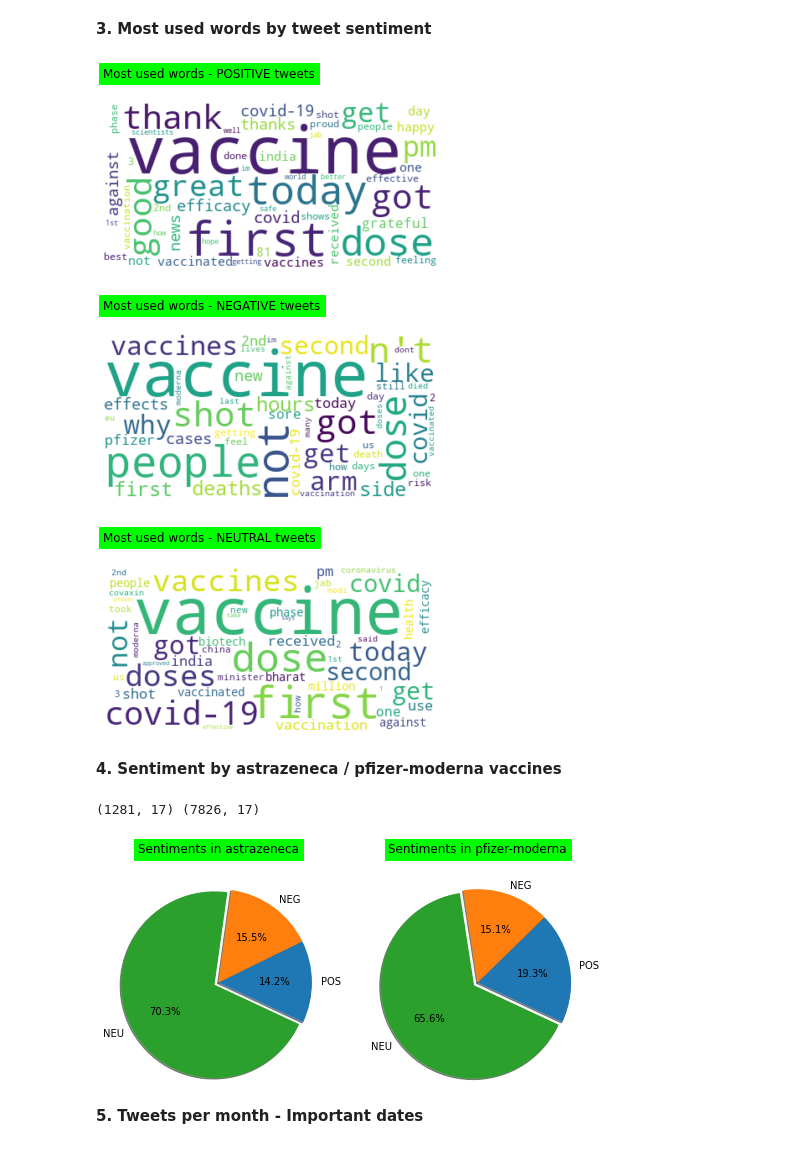
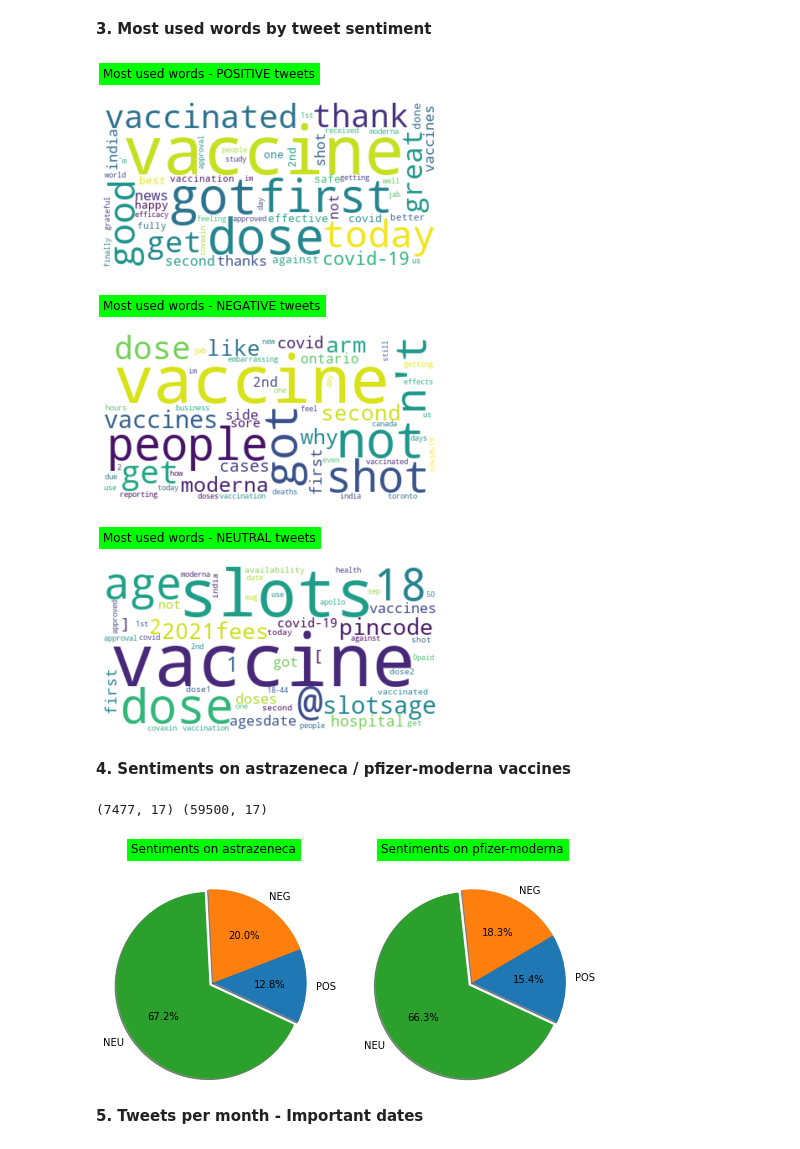
Before and after one commit to EliasEconomou/DataMining1-Sentiment-Analysis, a Jupyter notebook: DataMining1_Sentiment_Analysis.ipynb, the cells around one changed output. Saved outputs shown, nothing was run; the diff lists cells and outputs as text; code cells hidden in the pictures.

Commit message:
analyzing now on all data

```diff
--- a/DataMining1_Sentiment_Analysis.ipynb
+++ b/DataMining1_Sentiment_Analysis.ipynb
@@ -52,7 +52,9 @@ allRowsDF.head()
 # %%
 # Choose a subset of the full dataset's tweets
 numOfRows = allRowsDF.shape[0]
-percentage = 10
+# We'll use all tweets for analyzing data and maybe use a subset later in
+# training if that process is very slow
+percentage = 100
 initDF = allRowsDF.iloc[:int(percentage*0.01*numOfRows)]
-print("Chosen number of tweets is {}.".format(initDF.shape[0]))
+print("Chosen number of tweets is {} - {}% of the given dataset.".format(initDF.shape[0], percentage))
 # %% [output]
@@ -195,7 +188,7 @@ plt.title(label='Most used words - POSITIVE tweets',
           backgroundcolor='lime')
 plt.show()
 # %% [output]
-[figure, old version]
+[figure, new version]
 # %%
 NEGcloud = WordCloud(max_words=50,
                       background_color='white',
@@ -210,7 +203,7 @@ plt.title(label='Most used words - NEGATIVE tweets',
           backgroundcolor='lime')
 plt.show()
 # %% [output]
-[figure, old version]
+[figure, new version]
 # %%
 NEUcloud = WordCloud(max_words=50,
                       background_color='white',
@@ -225,9 +218,9 @@ plt.title(label='Most used words - NEUTRAL tweets',
           backgroundcolor='lime')
 plt.show()
 # %% [output]
-[figure, old version]
+[figure, new version]
 # %% [markdown]
-**4.   Sentiment by astrazeneca / pfizer-moderna vaccines**
+**4.   Sentiments on astrazeneca / pfizer-moderna vaccines**
 # %%
 # Use the initial not cleaned dataframe for this one
 tempDf = initDF.copy()
@@ -241,40 +234,40 @@ df2 = tempDf[tempDf["text"].str.contains("pfizer|moderna|biontech")]
 
 print(df1.shape,df2.shape)
 # %% [output]
-(1281, 17) (7826, 17)
+(7477, 17) (59500, 17)
 # %%
 # Count the appearances of sentiments in a dictionary in each df
 sentimentDict1 = {'POS' : 0, 'NEG' : 0, 'NEU' : 0}
 for sentiment in df1["sentiment"]:
   sentimentDict1[sentiment] += 1
 
 sentimentDict2 = {'POS' : 0, 'NEG' : 0, 'NEU' : 0}
 for sentiment in df2["sentiment"]:
   sentimentDict2[sentiment] += 1
 
 labels1 = sentimentDict1.keys()
 sizes1 = sentimentDict1.values()
 labels2 = sentimentDict2.keys()
 sizes2 = sentimentDict2.values()
 explode = [0, 0, 0.09]
 
 fig = plt.figure()
 
 ax1 = fig.add_axes([0, .2, .3, .5], aspect=1)
 ax1.pie(sizes1, labels=labels1, radius = 1.8, autopct='%1.1f%%',
         shadow=True, startangle=-25, explode=explode)
 ax2 = fig.add_axes([.6, .2, .3, .5], aspect=1)
 ax2.pie(sizes2, labels=labels2, radius = 1.8, autopct='%1.1f%%',
         shadow=True, startangle=-25, explode=explode)
-ax1.set_title(label="Sentiments in astrazeneca",
+ax1.set_title(label="Sentiments on astrazeneca",
           pad='65.0',
           backgroundcolor='lime')
-ax2.set_title(label="Sentiments in pfizer-moderna",
+ax2.set_title(label="Sentiments on pfizer-moderna",
           pad='65.0',
           backgroundcolor='lime')
 plt.show()
 # %% [output]
-[figure, old version]
+[figure, new version]
 # %% [markdown]
 **5.   Tweets per month - Important dates**
 # %%
```
Also changed, not shown: parts of 14 cells of this notebook.
